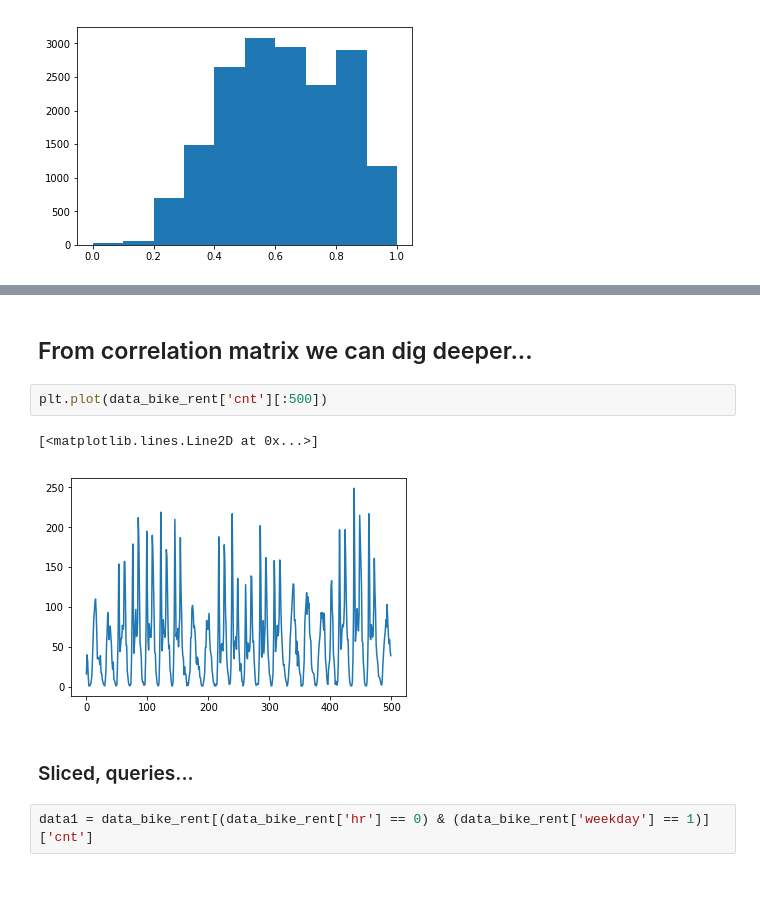
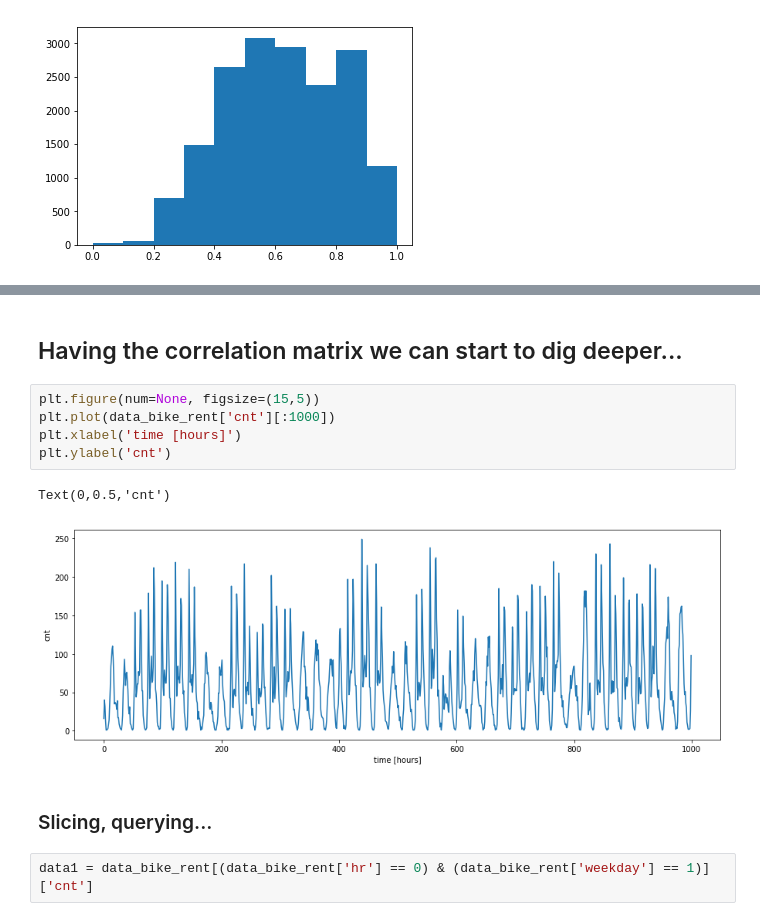
Before and after one commit to florian-huber/python_data_exploration_tutorial, a Jupyter notebook: notebooks/Dataset_example1_London_bikes.ipynb, the cells around one changed output, grey strips where cells are left out. Cells and saved outputs as stored; diff of their text form; blank space fills up the shorter version.

```diff
--- a/notebooks/Dataset_example1_London_bikes.ipynb
+++ b/notebooks/Dataset_example1_London_bikes.ipynb
@@ -106,12 +148,15 @@ sns.heatmap(corr,
 # %% [markdown]
-## From correlation matrix we can dig deeper...
+## Having the correlation matrix we can start to dig deeper...
-# %%
-plt.plot(data_bike_rent['cnt'][:500])
-# %% [output]
-[<matplotlib.lines.Line2D at 0x...>]
-[figure, removed]
-# %% [markdown]
-### Sliced, queries...
+# %%
+plt.figure(num=None, figsize=(15,5))
+plt.plot(data_bike_rent['cnt'][:1000])
+plt.xlabel('time [hours]')
+plt.ylabel('cnt')
+# %% [output]
+Text(0,0.5,'cnt')
+[figure, added]
+# %% [markdown]
+### Slicing, querying...
 # %%
 data1 = data_bike_rent[(data_bike_rent['hr'] == 0) & (data_bike_rent['weekday'] == 1)]['cnt']
 # %%
```
Also changed, not shown: parts of 19 cells of this notebook.
